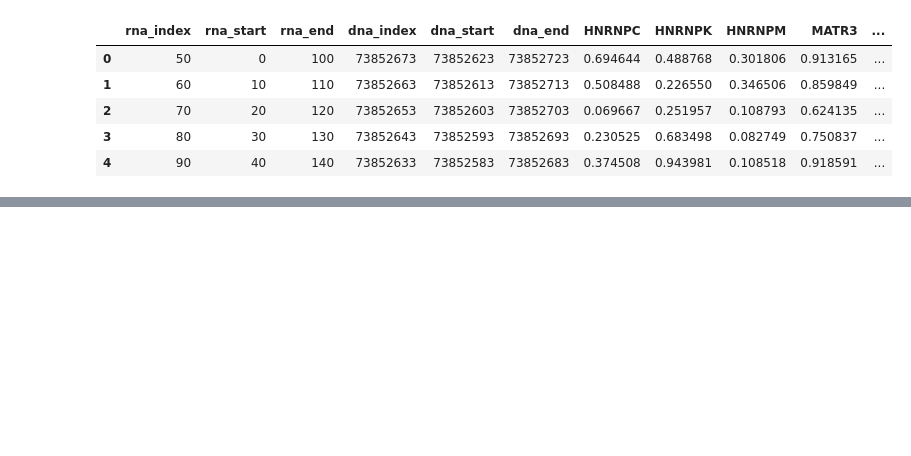
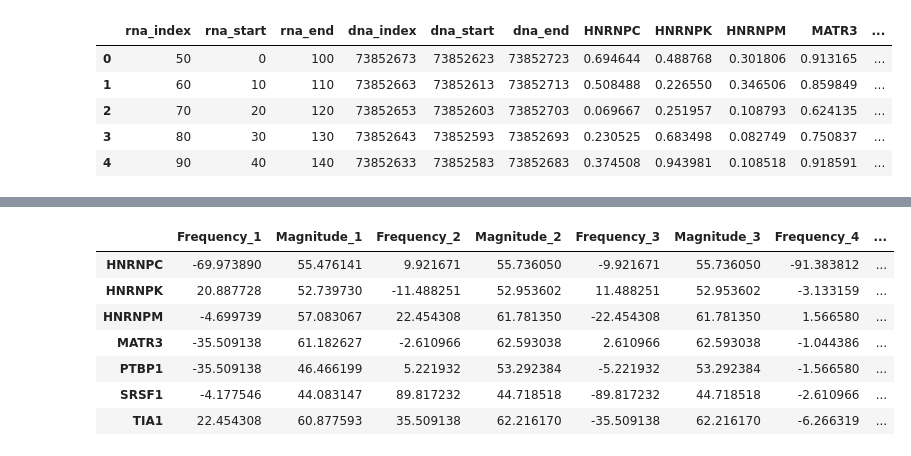
Before and after one commit to simk893/IncRNA_Protein_Interactions, a Jupyter notebook: Exploratory_Data_Analysis.ipynb, the cells around one changed output, grey strips where cells are left out. Cells and saved outputs as stored; diff of their text form; code cells hidden in the pictures; blank space fills up the shorter version.

```diff
--- a/Exploratory_Data_Analysis.ipynb
+++ b/Exploratory_Data_Analysis.ipynb
@@ -55,3 +58,15 @@ result_df
 | 5 | SRSF1 | 0.152480 | 0.048919 | 0.022927 | 0.000194 | ... |
 | 6 | TIA1 | 0.147258 | 0.049732 | 0.027786 | 0.000164 | ... |
 7 rows × 121 columns
+# %%
+# Flatten the dataframe
+flattened_data = {}
+
+for protein in result_df['Protein']:
+    protein_data = result_df[result_df['Protein'] == protein].drop(columns=['Protein']).to_dict(orient='records')[0]
+    for column, value in protein_data.items():
+        flattened_data[f'{protein}_{column}'] = value
+
+# Create a new dataframe from the flattened data
+flattened_summary_statistics_df = pd.DataFrame([flattened_data])
+flattened_summary_statistics_df
@@ -57,0 +77,37 @@ result_df
+# %%
+# Select top K waves
+K = 10
+protein_signals = {protein: df[protein].values for protein in proteins}
+fft_features = {}
+
+for protein, signal in protein_signals.items():
+    # Perform Fourier Transform
+    fft_values = np.fft.fft(signal)
+    fft_freq = np.fft.fftfreq(len(signal), d=1/1000)
+    fft_magnitude = np.abs(fft_values)
+
+    # Extract top K waves
+    top_k_indices = np.argsort(fft_magnitude)[-K:]
+    fft_features[protein] = {
+        'frequencies': fft_freq[top_k_indices],
+        'magnitudes': fft_magnitude[top_k_indices]
+    }
+
+# Create a dataframe with the top K frequencies and magnitudes
+top_k_df = pd.DataFrame()
+
+for protein, features in fft_features.items():
+    for i in range(K):
+        top_k_df.loc[protein, f'Frequency_{i+1}'] = features['frequencies'][i]
+        top_k_df.loc[protein, f'Magnitude_{i+1}'] = features['magnitudes'][i]
+
+top_k_df
+# %% [output]
+|  | Frequency_1 | Magnitude_1 | Frequency_2 | Magnitude_2 | Frequency_3 | Magnitude_3 | Frequency_4 | ... |
+| HNRNPC | -69.973890 | 55.476141 | 9.921671 | 55.736050 | -9.921671 | 55.736050 | -91.383812 | ... |
+| HNRNPK | 20.887728 | 52.739730 | -11.488251 | 52.953602 | 11.488251 | 52.953602 | -3.133159 | ... |
+| HNRNPM | -4.699739 | 57.083067 | 22.454308 | 61.781350 | -22.454308 | 61.781350 | 1.566580 | ... |
+| MATR3 | -35.509138 | 61.182627 | -2.610966 | 62.593038 | 2.610966 | 62.593038 | -1.044386 | ... |
+| PTBP1 | -35.509138 | 46.466199 | 5.221932 | 53.292384 | -5.221932 | 53.292384 | -1.566580 | ... |
+| SRSF1 | -4.177546 | 44.083147 | 89.817232 | 44.718518 | -89.817232 | 44.718518 | -2.610966 | ... |
+| TIA1 | 22.454308 | 60.877593 | 35.509138 | 62.216170 | -35.509138 | 62.216170 | -6.266319 | ... |
```
Also changed, not shown: parts of 12 cells of this notebook.
